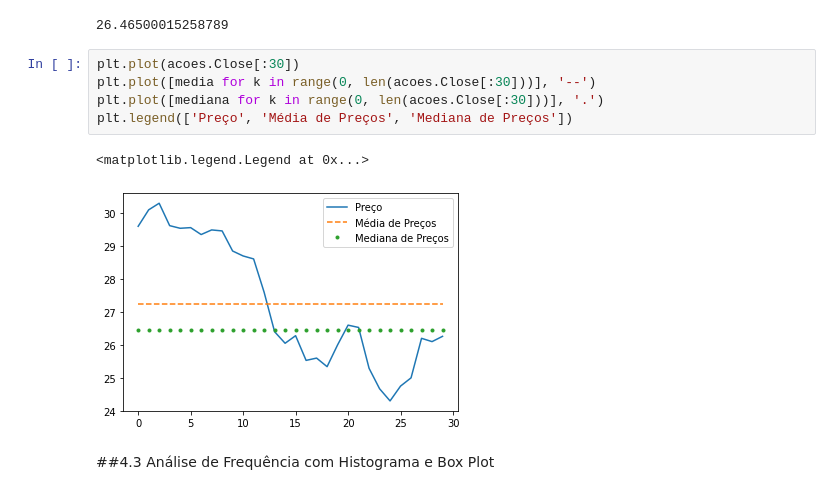
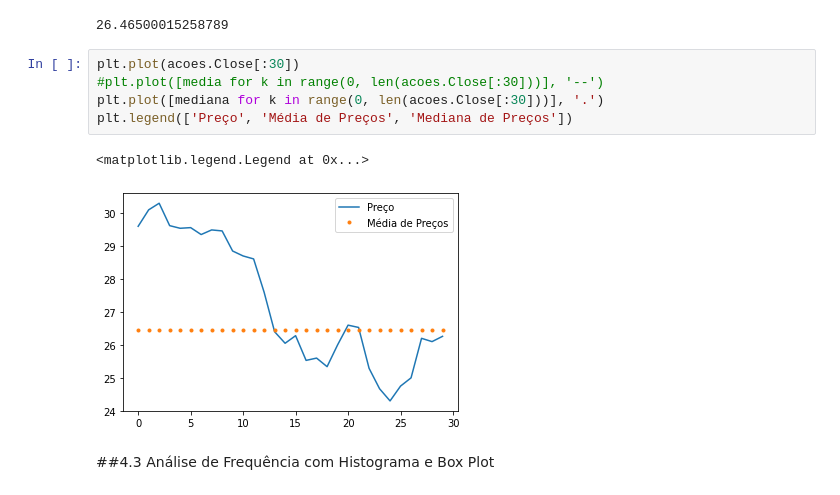
Before and after one commit to janiosl/python.ds, a Jupyter notebook: estatistica/est_cap4_medidPos.ipynb, the cells around one changed output. Drawn from its saved outputs; the diff is of its cells as text.

```diff
--- a/estatistica/est_cap4_medidPos.ipynb
+++ b/estatistica/est_cap4_medidPos.ipynb
@@ -562,12 +572,12 @@ mediana
 26.46500015258789
 # %%
 plt.plot(acoes.Close[:30])
-plt.plot([media for k in range(0, len(acoes.Close[:30]))], '--')
+#plt.plot([media for k in range(0, len(acoes.Close[:30]))], '--')
 plt.plot([mediana for k in range(0, len(acoes.Close[:30]))], '.')
 plt.legend(['Preço', 'Média de Preços', 'Mediana de Preços'])
 # %% [output]
 <matplotlib.legend.Legend at 0x...>
-[figure, old version]
+[figure, new version]
 # %% [markdown]
 ##4.3 Análise de Frequência com Histograma e Box Plot
 # %% [markdown]
```
Also changed, not shown: parts of 9 cells of this notebook.
